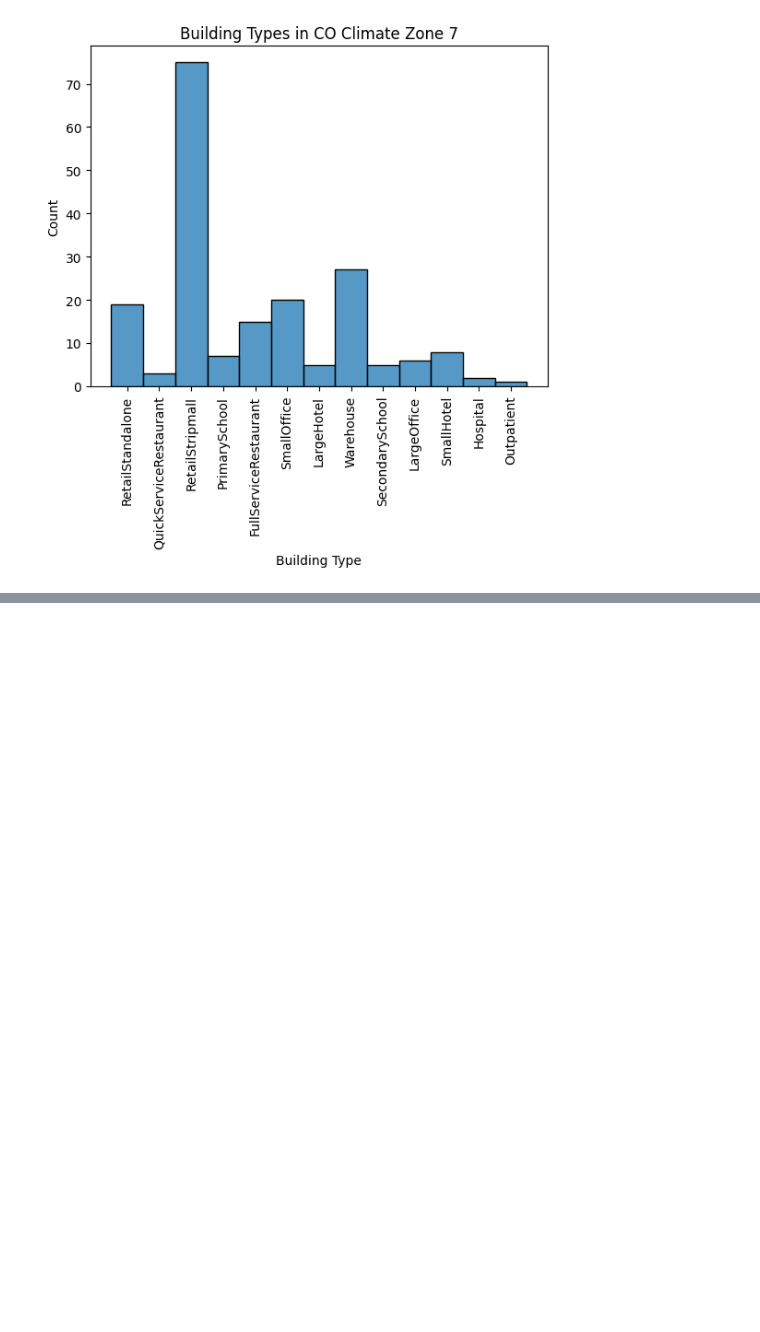
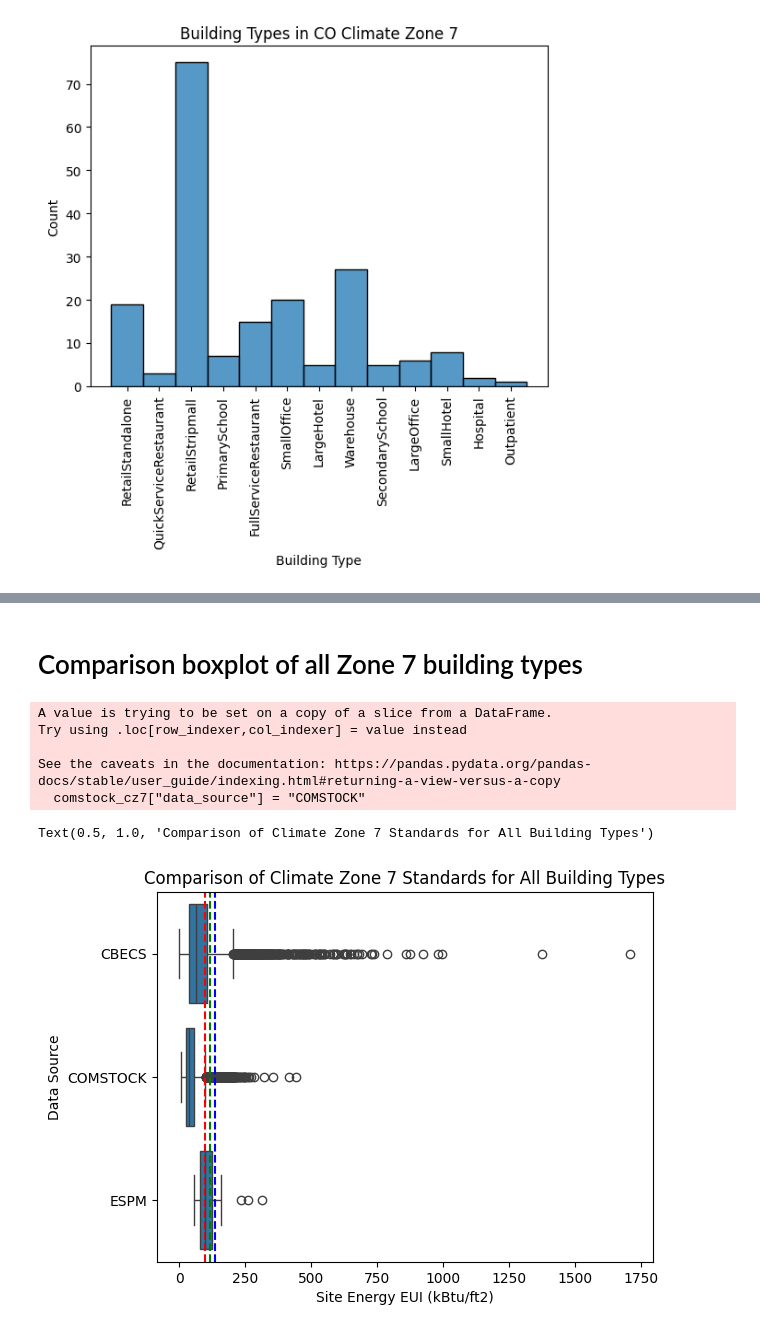
Before and after one commit to SEED-platform/compare-building-data, a Jupyter notebook: analysis.ipynb, the cells around one changed output, grey strips where cells are left out. Cells and saved outputs as stored; diff of their text form; code cells hidden in the pictures; blank space fills up the shorter version.

```diff
--- a/analysis.ipynb
+++ b/analysis.ipynb
@@ -289,0 +291,12 @@ plt.show()
+# %%
+# Read in std data
+std100_25thPercentile = pd.read_excel(dataset_path / "std100" / "std100data_percentiles_allclimatezones_allbuildingtypes.xlsx", sheet_name="25thPercentile")
+std100_40thPercentile = pd.read_excel(dataset_path / "std100" / "std100data_percentiles_allclimatezones_allbuildingtypes.xlsx", sheet_name="40thPercentile")
+std100_50thPercentile = pd.read_excel(dataset_path / "std100" / "std100data_percentiles_allclimatezones_allbuildingtypes.xlsx", sheet_name="50thPercentile")
+
+# display(std25thPercentile)
+
+#Read in ESPM data
+espm_data = pd.read_excel(dataset_path / "espm" / "ESPM_allBuildingTypes_AllClimateZones.xlsx", sheet_name="Report")
+
+# display(espm_data)
@@ -289,0 +322,63 @@ plt.show()
+# %% [markdown]
+# Comparison boxplot of all Zone 7 building types
+# %%
+# CBECS Data Handling:
+#   calculate the total kbtu/ft2 for each building;
+#   add in literal column for data_source for union and display in visualization;
+#   Filter just to climate zone "Cold or Very Cold" (See lookups.py in the cbecs data folder for additional definitions for different numbers, not the same as climate zone numbers)
+#   Note if needed: PBA is building type
+cbecs2018["EUI _kBTUft2"] = cbecs2018["MFBTU"] / cbecs2018["SQFT"]
+cbecs2018["data_source"] = "CBECS"
+cbecs2018["PUBCLIM"] = 1
+cbecs2018ForComparison = cbecs2018[["data_source","EUI _kBTUft2"]]
+
+# display(cbecs2018ForComparison)
+
+# Comstock Data Handling:
+#   add in literal column for data_source for union and display in visualization;
+#   Filter just to climate zone 7 (very cold)
+#   Rename columns for union and visualization
+#   Note if needed: in.comstock_building_type is building type for comstock data;
+comstock_cz7 = df_all[df_all['in.ashrae_iecc_climate_zone_2006'].str.contains('7')]
+comstock_cz7["data_source"] = "COMSTOCK"
+comstockForComparison = comstock_cz7[["data_source","out.site_energy.total.energy_consumption_intensity"]]
+comstockForComparison = comstockForComparison.rename(columns={"out.site_energy.total.energy_consumption_intensity": "EUI _kBTUft2"})
+
+# display(comstockForComparison)
+
+# ESPM Data Handling
+#   add in literal column for data_source for union and display in visualization;
+#   Filter just to climate zone 7 (very cold)
+#   Rename columns for union and visualization
+espm_data["data_source"] = "ESPM"
+espm_data = espm_data[espm_data['Climate Zone'].str.contains('7')]
+espm_dataForComparison = espm_data.rename(columns={"Mean": "EUI _kBTUft2"})
+
+# Union data_sources for visualization
+union_df = pd.concat([cbecs2018ForComparison, comstockForComparison, espm_dataForComparison], ignore_index = True)
+
+# display(union_df)
+
+#Create box plot
+sns.boxplot(data=union_df, x="EUI _kBTUft2", y="data_source")
+
+# Create percentile lines, averaged for all building types in zone 7
+std100_25thPercentile_mean = std100_25thPercentile[7].mean()
+std100_40thPercentile_mean = std100_40thPercentile[7].mean()
+std100_50thPercentile_mean = std100_50thPercentile[7].mean()
+
+
+plt.axvline(std100_25thPercentile_mean, color='r', linestyle='--')
+plt.axvline(std100_40thPercentile_mean, color='g', linestyle='--')
+plt.axvline(std100_50thPercentile_mean, color='b', linestyle='--')
+plt.xlabel('Site Energy EUI (kBtu/ft2)')
+plt.ylabel('Data Source')
+plt.title(f'Comparison of Climate Zone 7 Standards for All Building Types')
+# %% [output]
+A value is trying to be set on a copy of a slice from a DataFrame.
+Try using .loc[row_indexer,col_indexer] = value instead
+
+See the caveats in the documentation: https://pandas.pydata.org/pandas-docs/stable/user_guide/indexing.html#returning-a-view-versus-a-copy
+  comstock_cz7["data_source"] = "COMSTOCK"
+Text(0.5, 1.0, 'Comparison of Climate Zone 7 Standards for All Building Types')
+[figure, added]
```
Also changed, not shown: parts of 6 cells of this notebook, 3 other files.
